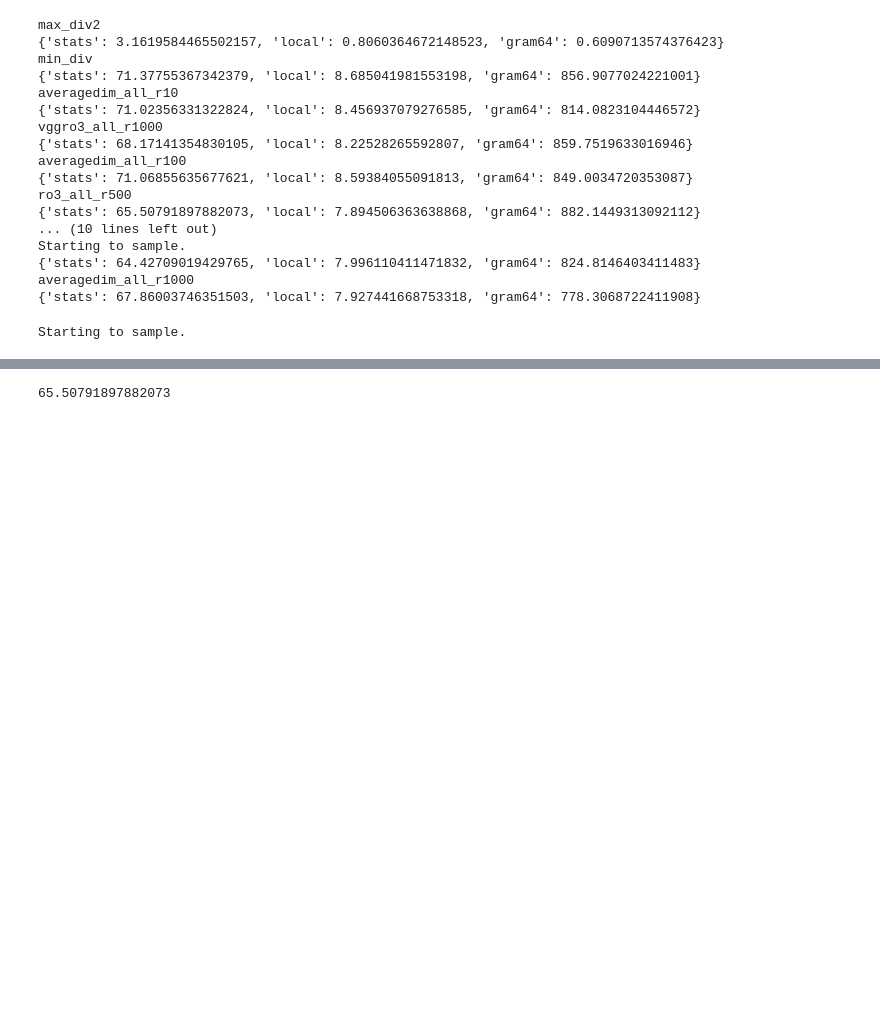
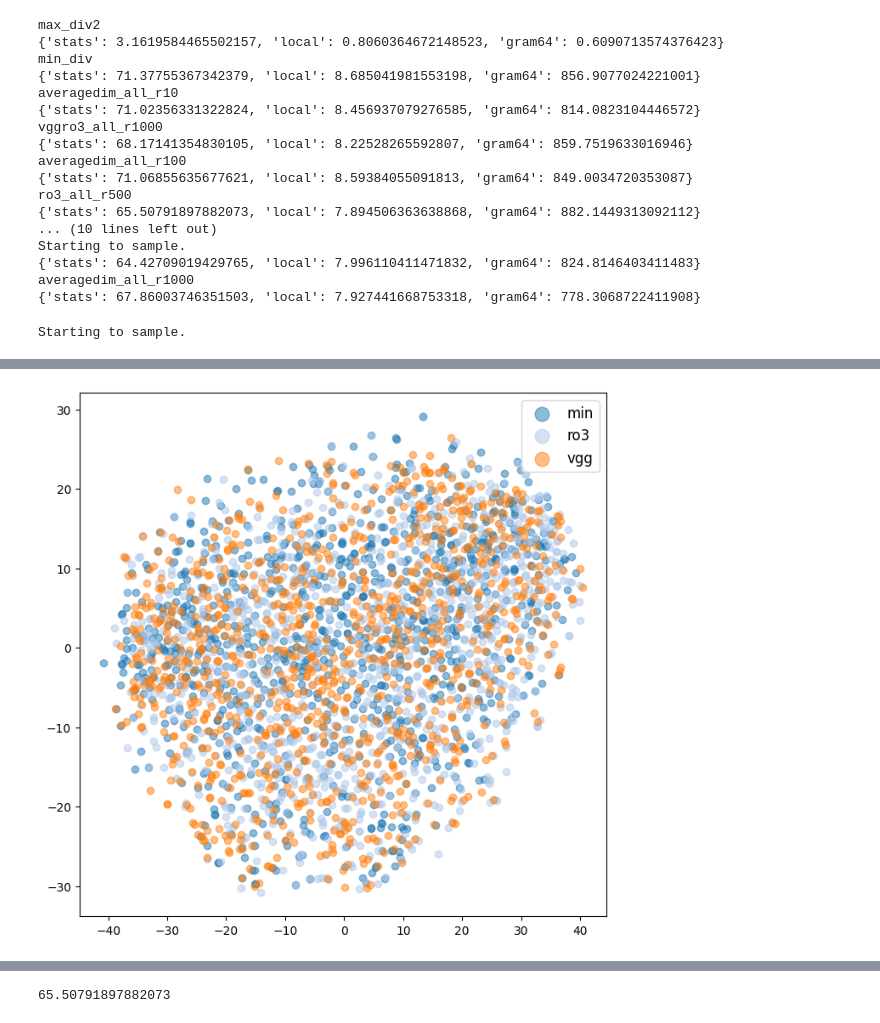
Before and after one commit to alexpondaven/particlediffusion, a Jupyter notebook: metrics.ipynb, the cells around one changed output, grey strips where cells are left out. Drawn from its saved outputs; the diff is of its cells as text; code cells hidden in the pictures; blank space fills up the shorter version.

```diff
--- a/metrics.ipynb
+++ b/metrics.ipynb
@@ -87,0 +185,19 @@ Starting to sample.
+# %%
+# Plot just one artist and different methods
+from matplotlib import cm
+# Plot those points as a scatter plot and label them based on the pred labels
+# plt.figure(figsize=(20,20))
+cats = ['min','ro3','vgg']
+# cats=['vgg']
+cmap = cm.get_cmap('tab20')
+fig, ax = plt.subplots(figsize=(8,8))
+num_categories = 10
+for i, cat in enumerate(cats):
+    indices = np.zeros(len(tsne_proj))
+    indices[i*1000:(i+1)*1000] = 1
+    indices = indices==1
+    ax.scatter(tsne_proj[indices,0],tsne_proj[indices,1], c=np.array(cmap(i)).reshape(1,4), label = cat ,alpha=0.5)
+ax.legend(fontsize='large', markerscale=2)
+plt.show()
+# %% [output]
+[figure, added]
```
Also changed, not shown: parts of 12 cells of this notebook, 3 other files.
